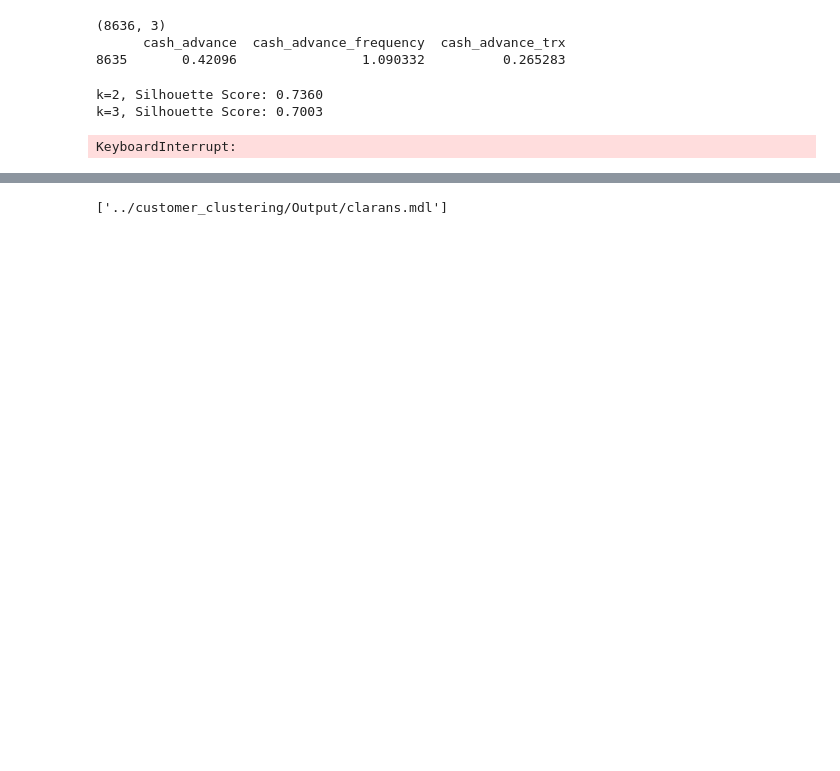
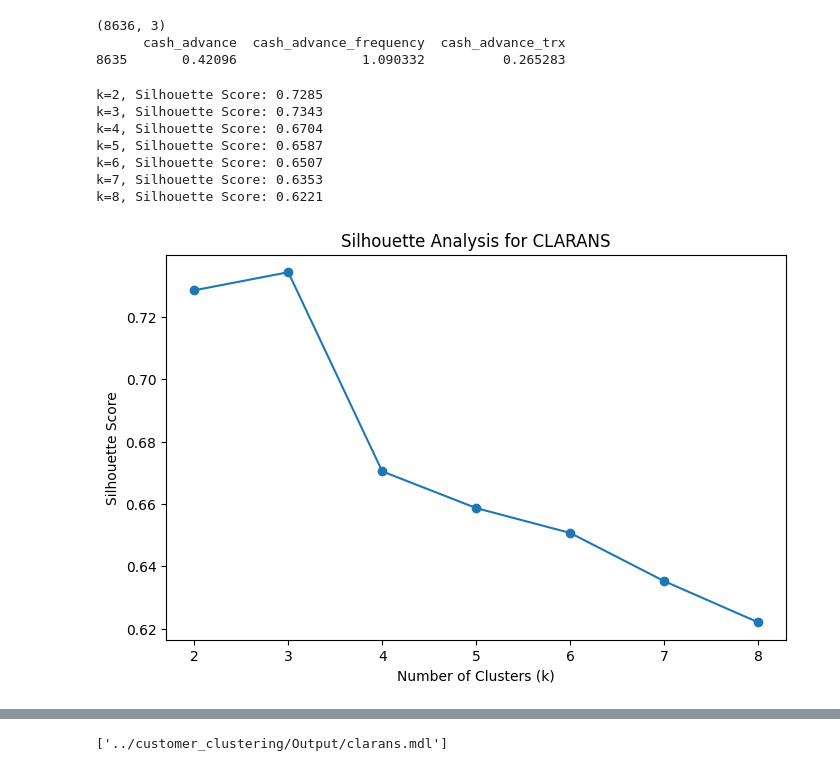
Before and after one commit to GiaHuy910/CLARANS-IN-MARKETING, a Jupyter notebook: customer_clustering/Clarans.ipynb, the cells around one changed output, grey strips where cells are left out. Drawn from its saved outputs; the diff is of its cells as text; code cells hidden in the pictures; blank space fills up the shorter version.

```diff
--- a/customer_clustering/Clarans.ipynb
+++ b/customer_clustering/Clarans.ipynb
@@ -22,25 +22,15 @@ print(data.tail(1))
       cash_advance  cash_advance_frequency  cash_advance_trx
 8635       0.42096                1.090332          0.265283
 # %%
-n_local=5
-max_nei=5
-k=[i for i in range(2,11)]
-silhouette=[]
-for i in k:
-    test_model=CLARANS(data,i,n_local,max_nei)
-    test_model.fit()
-    test_model.sihouette_score_=silhouette_score(data,test_model.get_labels())
-    silhouette.append(test_model.sihouette_score_)
-    print(f'k={i}, Silhouette Score: {test_model.sihouette_score_:.4f}')
-plt.figure(figsize=(8,6))
-plt.plot(k,silhouette,marker='o')
-plt.title('Silhouette Score for Different k')
-plt.xlabel('Number of Clusters (k)')
-plt.ylabel('Silhouette Score')
-plt.show()
+clarans_silhouette_analysis(data,[2,3,4,5,6,7,8],num_local=5,max_neighbors=5)
 # %% [output]
-k=2, Silhouette Score: 0.7360
-k=3, Silhouette Score: 0.7003
+k=2, Silhouette Score: 0.7285
+k=3, Silhouette Score: 0.7343
+k=4, Silhouette Score: 0.6704
+k=5, Silhouette Score: 0.6587
+k=6, Silhouette Score: 0.6507
+k=7, Silhouette Score: 0.6353
+k=8, Silhouette Score: 0.6221
-KeyboardInterrupt:
+[figure, added]
 # %%
 #xay dung model clarans
```
Also changed, not shown: parts of 8 cells of this notebook, 12 other files.
